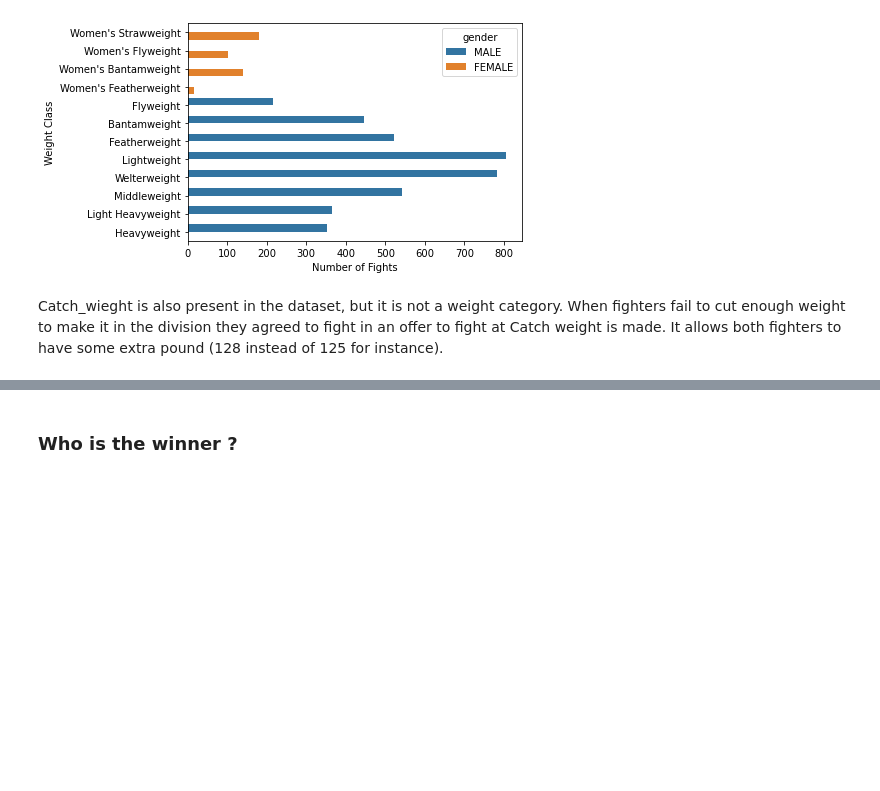
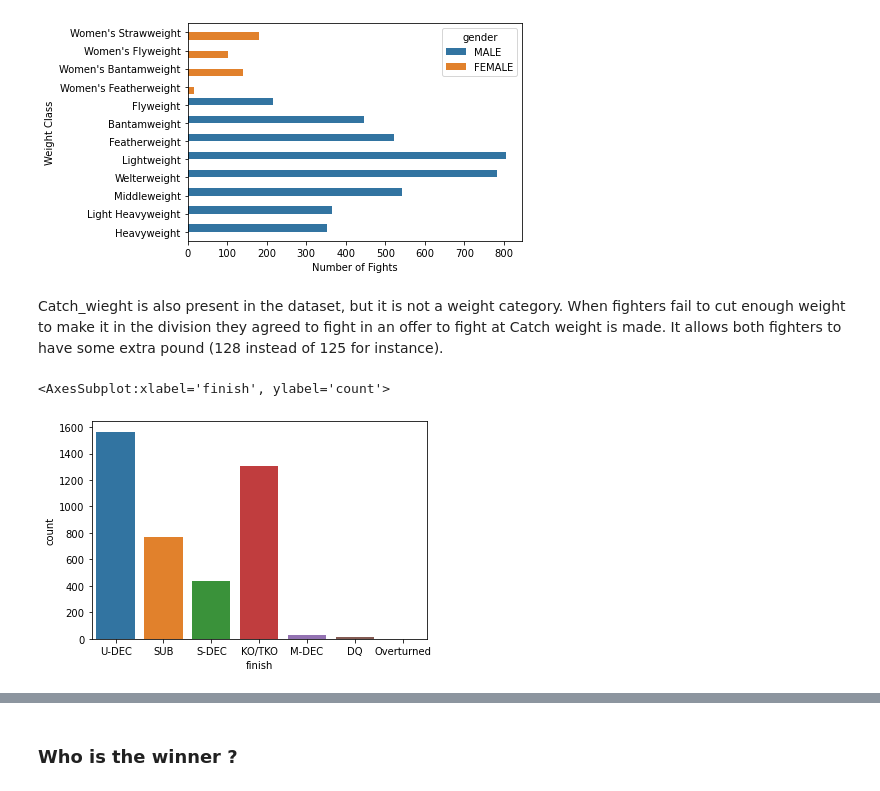
Before and after one commit to hugovergnes/UFCgraph, a Jupyter notebook: UFC_EDA.ipynb, the cells around one changed output, grey strips where cells are left out. Drawn from its saved outputs; the diff is of its cells as text; code cells hidden in the pictures; blank space fills up the shorter version.

```diff
--- a/UFC_EDA.ipynb
+++ b/UFC_EDA.ipynb
@@ -52,3 +53,8 @@ See the caveats in the documentation: https://pandas.pydata.org/pandas-docs/stab
 [figure]
 # %% [markdown]
 Catch_wieght is also present in the dataset, but it is not a weight category. When fighters fail to cut enough weight to make it in the division they agreed to fight in an offer to fight at Catch weight is made. It allows both fighters to have some extra pound (128 instead of 125 for instance).
+# %%
+sns.countplot(df['finish'])
+# %% [output]
+<AxesSubplot:xlabel='finish', ylabel='count'>
+[figure, added]
```
Also changed, not shown: parts of 30 cells of this notebook.
